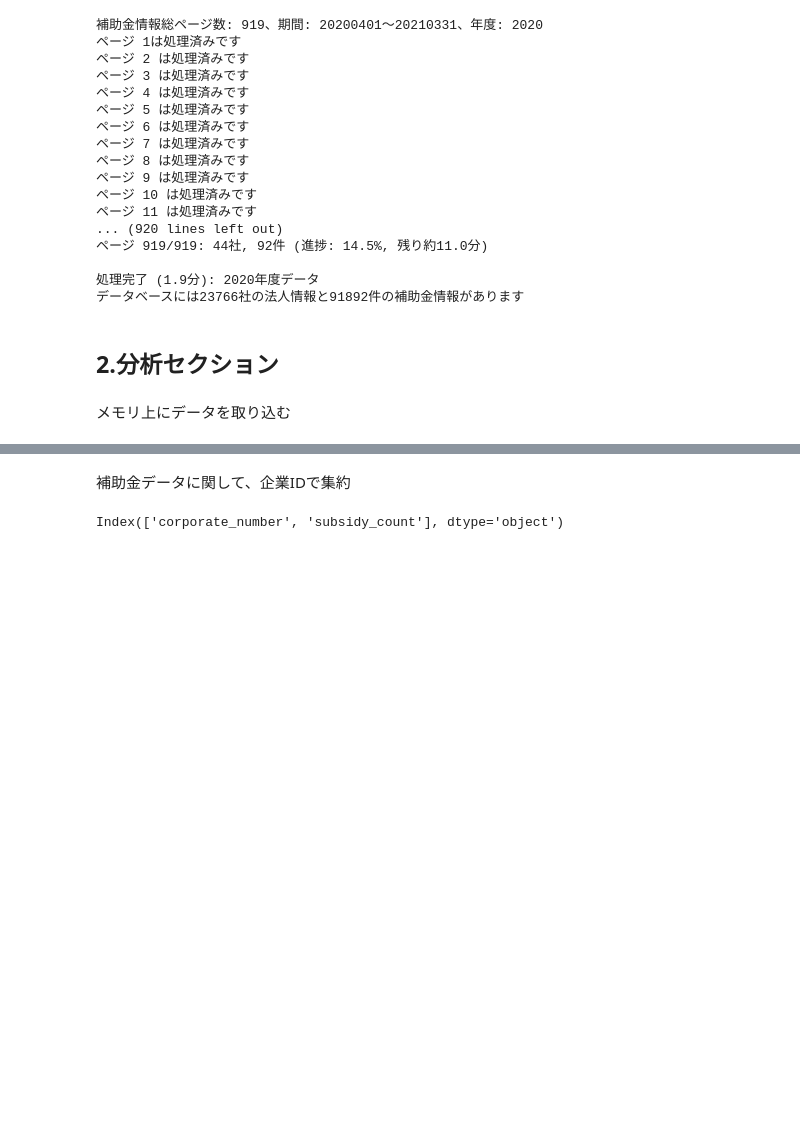
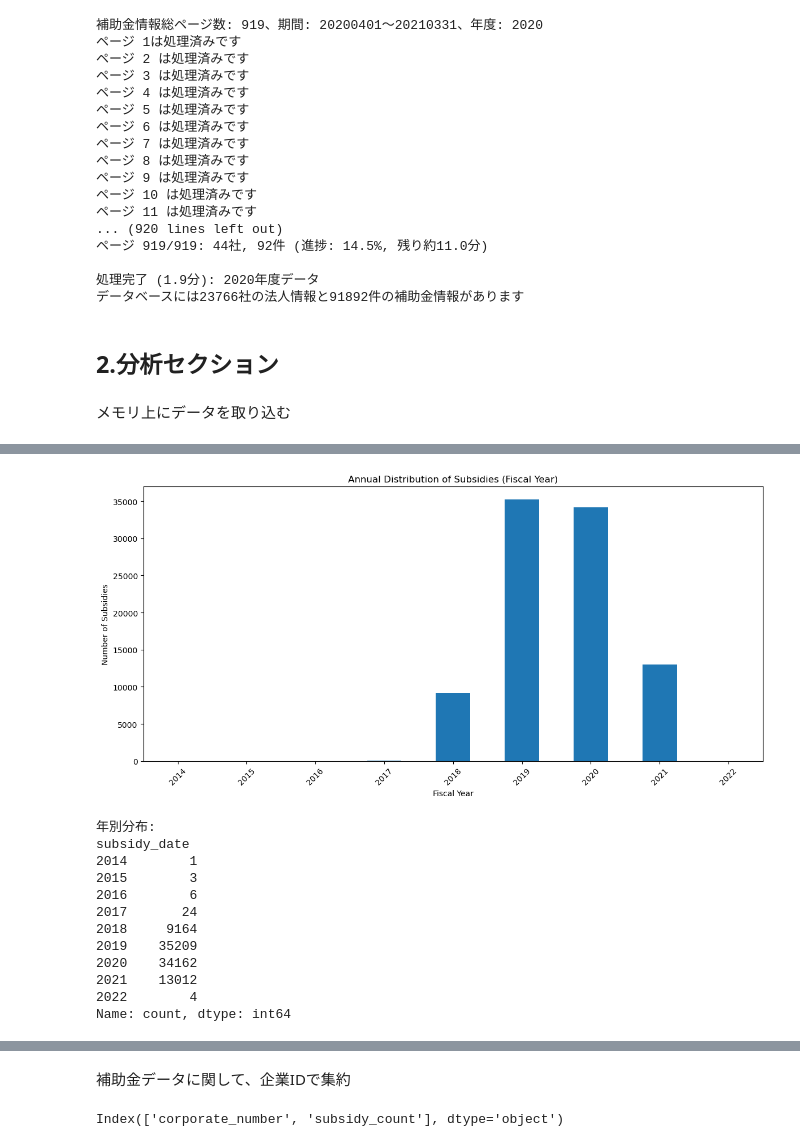
Before and after one commit to Rioto3/gbizinfo-subsidy-analysis, a Jupyter notebook: refactoring/03_anomaly_detection.ipynb, the cells around one changed output, grey strips where cells are left out. Saved outputs shown, nothing was run; the diff lists cells and outputs as text; code cells hidden in the pictures; blank space fills up the shorter version.

```diff
--- a/refactoring/03_anomaly_detection.ipynb
+++ b/refactoring/03_anomaly_detection.ipynb
@@ -339,4 +312,3 @@ duplicated_companies.sort_values(by=['corporate_number']).head(20)
 # %%
-
 # 補助金交付が企業に対して重複しているかを一応チェック
-any(subsidy_df.duplicated(subset=['corporate_number']))
+subsidy_df = subsidy_df.sort_values('corporate_number', ascending=False)
@@ -344,0 +343,77 @@ True
+# %%
+import pandas as pd
+import matplotlib.pyplot as plt
+from datetime import datetime
+
+def is_in_fiscal_year(date_str, fiscal_year):
+    """
+    指定した会計年度に日付が含まれるかを判定
+
+    Args:
+        date_str (str): 日付文字列 (YYYY-MM-DD形式)
+        fiscal_year (int): 会計年度
+
+    Returns:
+        bool: 指定した会計年度に含まれるか
+    """
+    if pd.isna(date_str) or date_str == '':
+        return False
+
+    try:
+        date = datetime.strptime(str(date_str), "%Y-%m-%d")
+        fiscal_start = datetime(fiscal_year, 4, 1)
+        fiscal_end = datetime(fiscal_year + 1, 3, 31)
+
+        return fiscal_start <= date <= fiscal_end
+    except ValueError:
+        return False
+
+def visualize_fiscal_year_distribution(df):
+    # 各補助金の会計年度を計算
+    def get_fiscal_year(date_str):
+        if pd.isna(date_str) or date_str == '':
+            return None
+        try:
+            date = datetime.strptime(str(date_str), "%Y-%m-%d")
+            return date.year if date.month < 4 else date.year + 1
+        except ValueError:
+            return None
+
+    # 会計年度を抽出
+    fiscal_years = df['subsidy_date'].dropna().apply(get_fiscal_year)
+
+    # 会計年度別の分布を計算
+    fiscal_year_counts = fiscal_years.value_counts().sort_index()
+
+    # 棒グラフで可視化
+    plt.figure(figsize=(12, 6))
+    fiscal_year_counts.plot(kind='bar')
+    plt.title('Annual Distribution of Subsidies (Fiscal Year)')
+    plt.xlabel('Fiscal Year')
+    plt.ylabel('Number of Subsidies')
+    plt.xticks(rotation=45)
+    plt.tight_layout()
+    plt.show()
+
+    # テキストでの詳細出力
+    print("年別分布:")
+    print(fiscal_year_counts)
+
+    return fiscal_year_counts
+
+# 実行
+fiscal_year_distribution = visualize_fiscal_year_distribution(subsidy_df)
+# %% [output]
+[figure, added]
+年別分布:
+subsidy_date
+2014        1
+2015        3
+2016        6
+2017       24
+2018     9164
+2019    35209
+2020    34162
+2021    13012
+2022        4
+Name: count, dtype: int64
```
Also changed, not shown: parts of 15 cells of this notebook.
